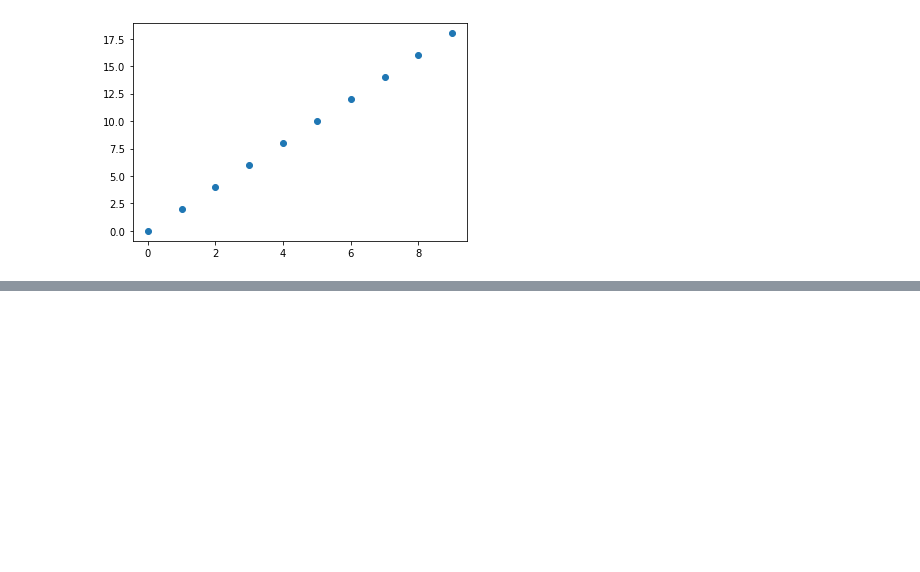
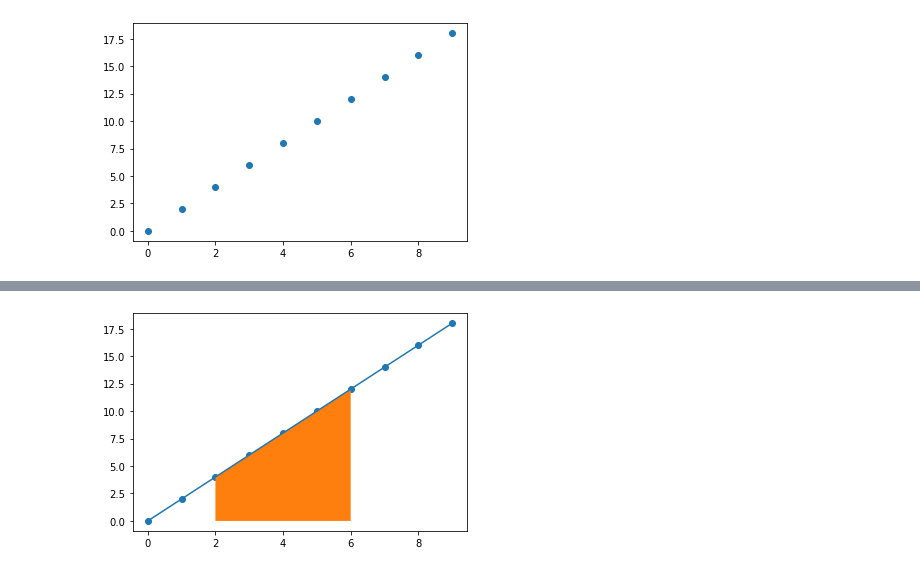
Before and after one commit to flyingdutch20/DataScienceBookcamp, a Jupyter notebook: 1.1 Probabilities.ipynb, the cells around one changed output, grey strips where cells are left out. Saved outputs shown, nothing was run; the diff lists cells and outputs as text; code cells hidden in the pictures; blank space fills up the shorter version.

```diff
--- a/1.1 Probabilities.ipynb
+++ b/1.1 Probabilities.ipynb
@@ -294,0 +302,7 @@ plt.show()
+# %%
+plt.scatter(x, y)
+plt.plot(x, y)
+plt.fill_between(x, y, where=where)
+plt.show()
+# %% [output]
+[figure, added]
```
Also changed, not shown: parts of 13 cells of this notebook.
